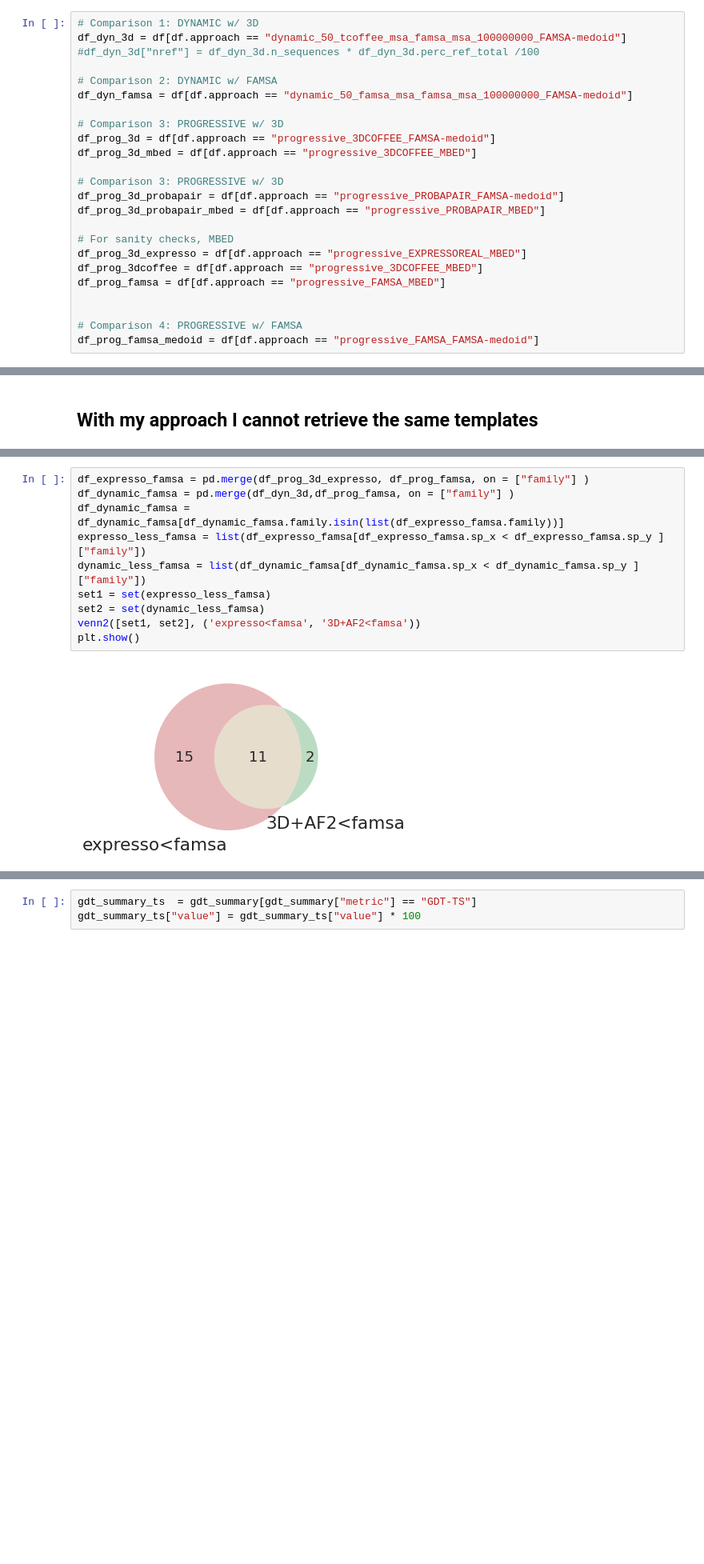
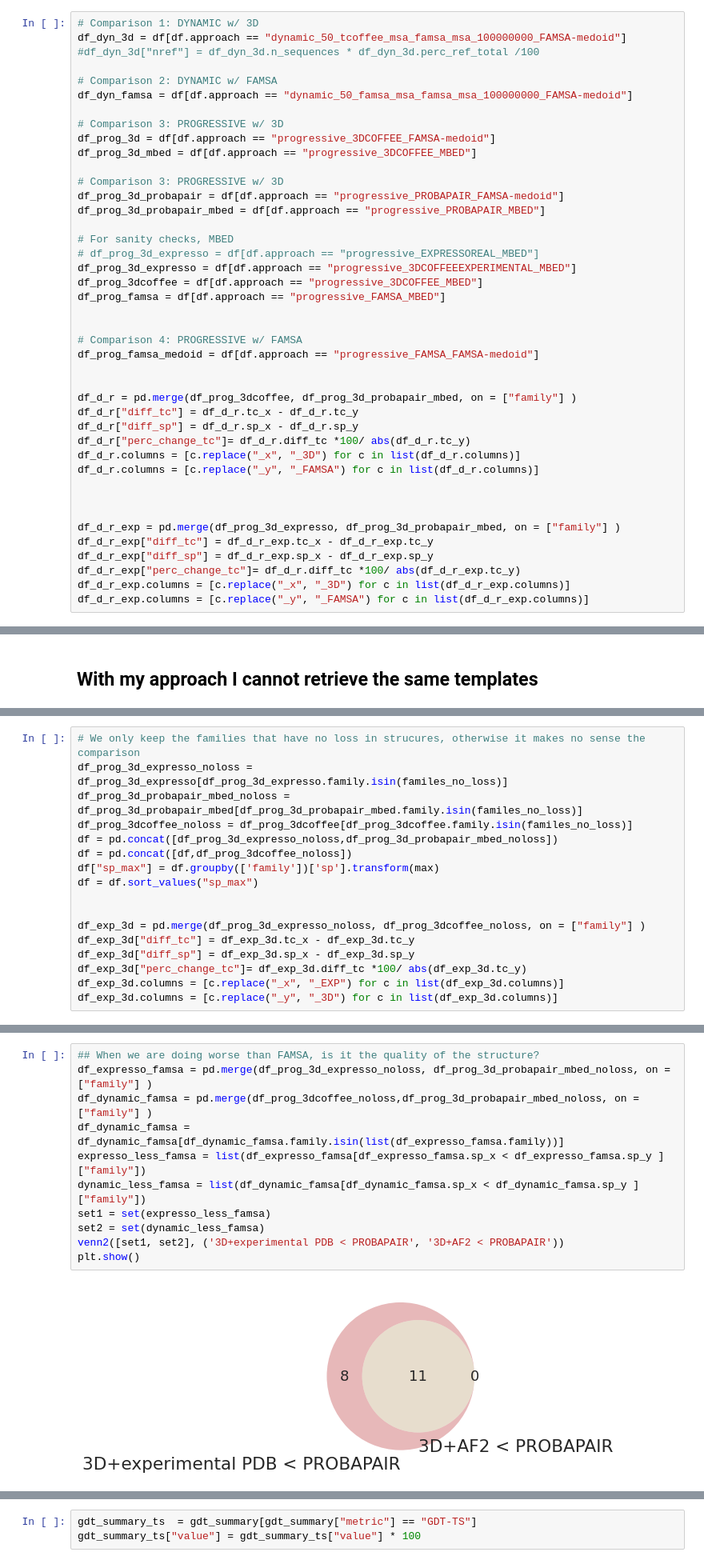
Before and after one commit to luisas/nf_structural_regression, a Jupyter notebook: notebook/02_benchmark_dynamic_refs.ipynb, the cells around one changed output, grey strips where cells are left out. Shown: that part at 80% size. Drawn from its saved outputs; the diff is of its cells as text; blank space fills up the shorter version.

```diff
--- a/notebook/02_benchmark_dynamic_refs.ipynb
+++ b/notebook/02_benchmark_dynamic_refs.ipynb
@@ -206,13 +181,31 @@ df_prog_3d_probapair = df[df.approach == "progressive_PROBAPAIR_FAMSA-medoid"]
 df_prog_3d_probapair_mbed = df[df.approach == "progressive_PROBAPAIR_MBED"]
 
 # For sanity checks, MBED
-df_prog_3d_expresso = df[df.approach == "progressive_EXPRESSOREAL_MBED"]
+# df_prog_3d_expresso = df[df.approach == "progressive_EXPRESSOREAL_MBED"]
+df_prog_3d_expresso = df[df.approach == "progressive_3DCOFFEEEXPERIMENTAL_MBED"]
 df_prog_3dcoffee = df[df.approach == "progressive_3DCOFFEE_MBED"]
 df_prog_famsa = df[df.approach == "progressive_FAMSA_MBED"]
 
 
 # Comparison 4: PROGRESSIVE w/ FAMSA
 df_prog_famsa_medoid = df[df.approach == "progressive_FAMSA_FAMSA-medoid"]
+
+
+df_d_r = pd.merge(df_prog_3dcoffee, df_prog_3d_probapair_mbed, on = ["family"] )
+df_d_r["diff_tc"] = df_d_r.tc_x - df_d_r.tc_y
+df_d_r["diff_sp"] = df_d_r.sp_x - df_d_r.sp_y
+df_d_r["perc_change_tc"]= df_d_r.diff_tc *100/ abs(df_d_r.tc_y)
+df_d_r.columns = [c.replace("_x", "_3D") for c in list(df_d_r.columns)]
+df_d_r.columns = [c.replace("_y", "_FAMSA") for c in list(df_d_r.columns)]
+
+
+
+df_d_r_exp = pd.merge(df_prog_3d_expresso, df_prog_3d_probapair_mbed, on = ["family"] )
+df_d_r_exp["diff_tc"] = df_d_r_exp.tc_x - df_d_r_exp.tc_y
+df_d_r_exp["diff_sp"] = df_d_r_exp.sp_x - df_d_r_exp.sp_y
+df_d_r_exp["perc_change_tc"]= df_d_r.diff_tc *100/ abs(df_d_r_exp.tc_y)
+df_d_r_exp.columns = [c.replace("_x", "_3D") for c in list(df_d_r_exp.columns)]
+df_d_r_exp.columns = [c.replace("_y", "_FAMSA") for c in list(df_d_r_exp.columns)]
 # %% [markdown]
 # BUG SANITY CHECK
 # %% [markdown]
@@ -261,0 +348,17 @@ for name in glob.glob('/home/luisasantus/Desktop/crg_cluster/projects/structural
+# %%
+# We only keep the families that have no loss in strucures, otherwise it makes no sense the comparison
+df_prog_3d_expresso_noloss = df_prog_3d_expresso[df_prog_3d_expresso.family.isin(familes_no_loss)]
+df_prog_3d_probapair_mbed_noloss = df_prog_3d_probapair_mbed[df_prog_3d_probapair_mbed.family.isin(familes_no_loss)]
+df_prog_3dcoffee_noloss = df_prog_3dcoffee[df_prog_3dcoffee.family.isin(familes_no_loss)]
+df = pd.concat([df_prog_3d_expresso_noloss,df_prog_3d_probapair_mbed_noloss])
+df = pd.concat([df,df_prog_3dcoffee_noloss])
+df["sp_max"] = df.groupby(['family'])['sp'].transform(max)
+df = df.sort_values("sp_max")
+
+
+df_exp_3d = pd.merge(df_prog_3d_expresso_noloss, df_prog_3dcoffee_noloss, on = ["family"] )
+df_exp_3d["diff_tc"] = df_exp_3d.tc_x - df_exp_3d.tc_y
+df_exp_3d["diff_sp"] = df_exp_3d.sp_x - df_exp_3d.sp_y
+df_exp_3d["perc_change_tc"]= df_exp_3d.diff_tc *100/ abs(df_exp_3d.tc_y)
+df_exp_3d.columns = [c.replace("_x", "_EXP") for c in list(df_exp_3d.columns)]
+df_exp_3d.columns = [c.replace("_y", "_3D") for c in list(df_exp_3d.columns)]
@@ -262,12 +376,13 @@ for name in glob.glob('/home/luisasantus/Desktop/crg_cluster/projects/structural
 # %%
-df_expresso_famsa = pd.merge(df_prog_3d_expresso, df_prog_famsa, on = ["family"] )
-df_dynamic_famsa = pd.merge(df_dyn_3d,df_prog_famsa, on = ["family"] )
+## When we are doing worse than FAMSA, is it the quality of the structure?
+df_expresso_famsa = pd.merge(df_prog_3d_expresso_noloss, df_prog_3d_probapair_mbed_noloss, on = ["family"] )
+df_dynamic_famsa = pd.merge(df_prog_3dcoffee_noloss,df_prog_3d_probapair_mbed_noloss, on = ["family"] )
 df_dynamic_famsa = df_dynamic_famsa[df_dynamic_famsa.family.isin(list(df_expresso_famsa.family))]
 expresso_less_famsa = list(df_expresso_famsa[df_expresso_famsa.sp_x < df_expresso_famsa.sp_y ]["family"])
 dynamic_less_famsa = list(df_dynamic_famsa[df_dynamic_famsa.sp_x < df_dynamic_famsa.sp_y ]["family"])
 set1 = set(expresso_less_famsa)
 set2 = set(dynamic_less_famsa)
-venn2([set1, set2], ('expresso<famsa', '3D+AF2<famsa'))
+venn2([set1, set2], ('3D+experimental PDB < PROBAPAIR', '3D+AF2 < PROBAPAIR'))
 plt.show()
 # %% [output]
-[figure, old version]
+[figure, new version]
```
Also changed, not shown: parts of 89 cells of this notebook, 38 other files.
